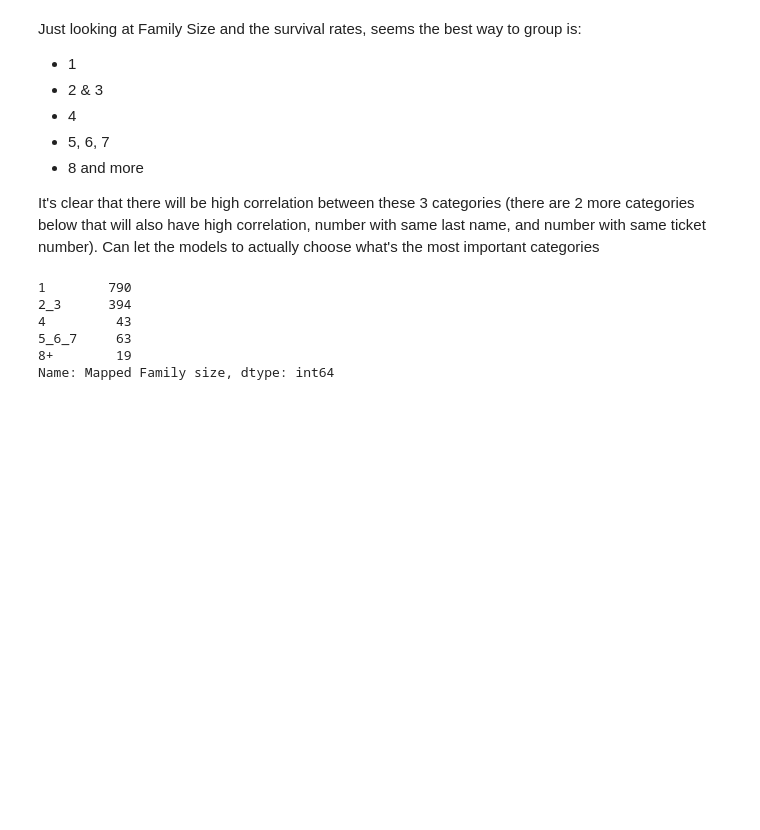
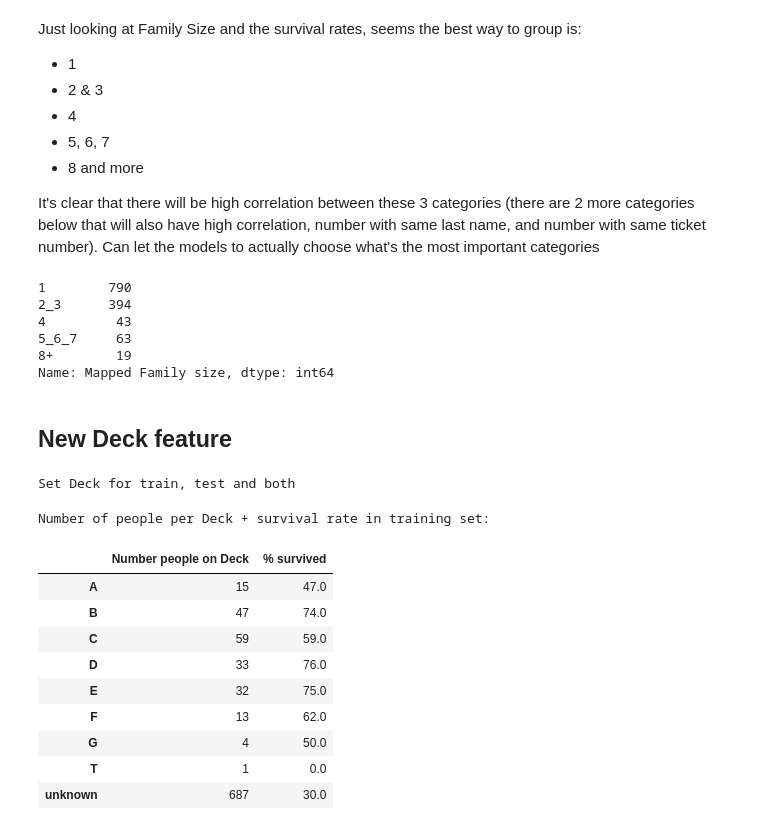
Before and after one commit to yoni2k/ml-kaggle-challenges, a Jupyter notebook: titanic/Advanced feature engineering.ipynb, the cells around one changed output. Cells and saved outputs as stored; diff of their text form; code cells hidden in the pictures; blank space fills up the shorter version.

```diff
--- a/titanic/Advanced feature engineering.ipynb
+++ b/titanic/Advanced feature engineering.ipynb
@@ -346,3 +366,31 @@ both['Mapped Family size'].value_counts().sort_index()
 5_6_7     63
 8+        19
 Name: Mapped Family size, dtype: int64
+# %% [markdown]
+## New Deck feature
+# %%
+def set_deck(df):
+    df['Cabin'] = df['Cabin'].fillna('unknown')
+    df['Deck'] = df['Cabin'].apply(lambda cab: cab[0] if (cab != 'unknown') else cab)
+set_deck(train)
+set_deck(test)
+set_deck(both)
+print(f'Set Deck for train, test and both')
+# %% [output]
+Set Deck for train, test and both
+# %%
+print('Number of people per Deck + survival rate in training set:')
+pd.DataFrame({'Number people on Deck': train['Deck'].value_counts(),
+              '% survived': round(train.groupby(by='Deck')['Survived'].mean()*100)})
+# %% [output]
+Number of people per Deck + survival rate in training set:
+|  | Number people on Deck | % survived |
+| A | 15 | 47.0 |
+| B | 47 | 74.0 |
+| C | 59 | 59.0 |
+| D | 33 | 76.0 |
+| E | 32 | 75.0 |
+| F | 13 | 62.0 |
+| G | 4 | 50.0 |
+| T | 1 | 0.0 |
+| unknown | 687 | 30.0 |
```
Also changed, not shown: parts of 11 cells of this notebook, 1 other file.
